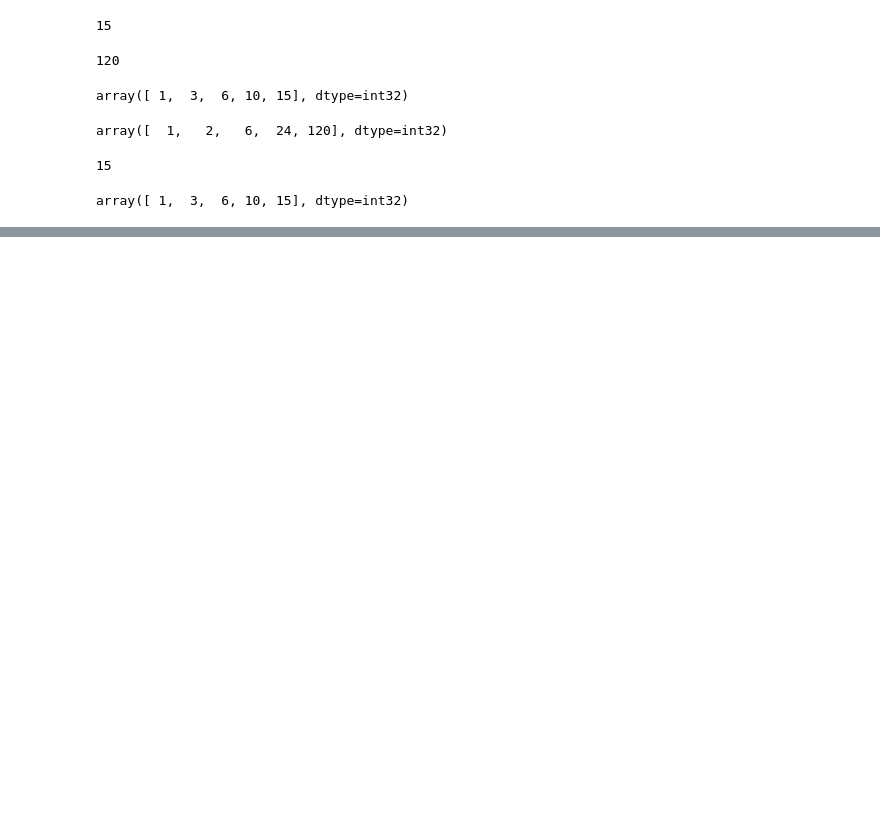
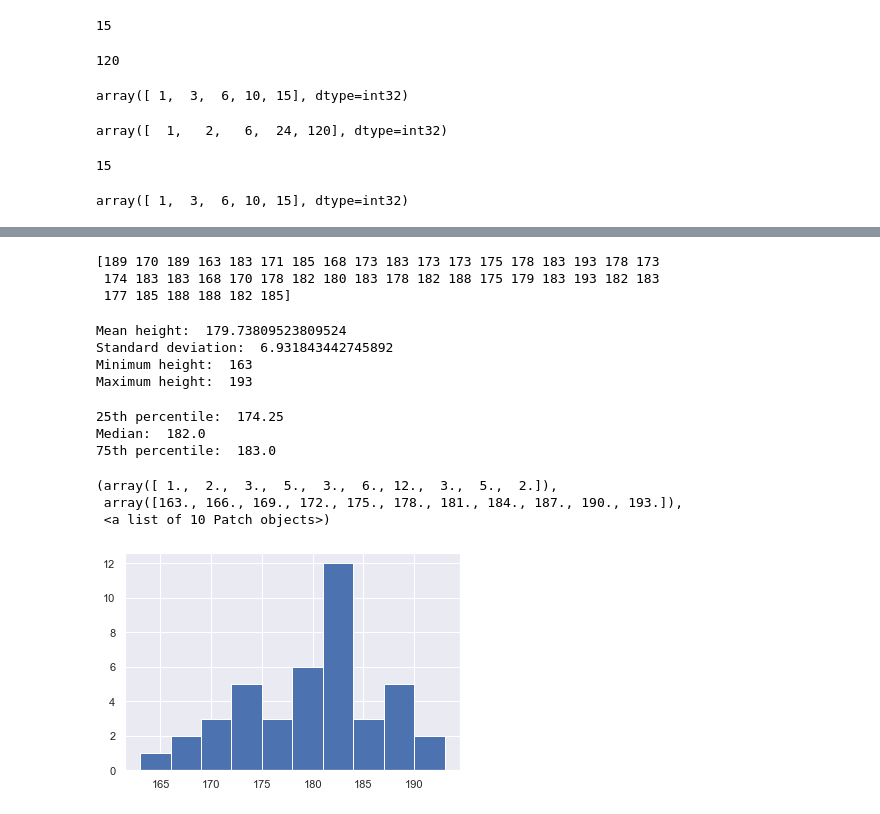
Before and after one commit to ashanuoc/learn-data-science-python, a Jupyter notebook: DataScienceWithPython.ipynb, the cells around one changed output, grey strips where cells are left out. Drawn from its saved outputs; the diff is of its cells as text; code cells hidden in the pictures; blank space fills up the shorter version.

```diff
--- a/DataScienceWithPython.ipynb
+++ b/DataScienceWithPython.ipynb
@@ -660,0 +684,28 @@ array([ 1,  3,  6, 10, 15], dtype=int32)
+# %%
+import numpy as np
+import pandas as pd
+data = pd.read_csv('data/president_heights.csv')
+heights = np.array(data['height(cm)'])
+print(heights)
+# %% [output]
+[189 170 189 163 183 171 185 168 173 183 173 173 175 178 183 193 178 173
+ 174 183 183 168 170 178 182 180 183 178 182 188 175 179 183 193 182 183
+ 177 185 188 188 182 185]
+# %%
+print("Mean height: ", heights.mean())
+print("Standard deviation: ", heights.std())
+print("Minimum height: ", heights.min())
+print("Maximum height: ", heights.max())
+# %% [output]
+Mean height:  179.73809523809524
+Standard deviation:  6.931843442745892
+Minimum height:  163
+Maximum height:  193
+# %%
+print("25th percentile: ", np.percentile(heights,25))
+print("Median: ", np.median(heights))
+print("75th percentile: ", np.percentile(heights,75))
+# %% [output]
+25th percentile:  174.25
+Median:  182.0
+75th percentile:  183.0
@@ -660,0 +716,7 @@ array([ 1,  3,  6, 10, 15], dtype=int32)
+# %%
+plt.hist(heights)
+# %% [output]
+(array([ 1.,  2.,  3.,  5.,  3.,  6., 12.,  3.,  5.,  2.]),
+ array([163., 166., 169., 172., 175., 178., 181., 184., 187., 190., 193.]),
+ <a list of 10 Patch objects>)
+[figure, added]
```
Also changed, not shown: parts of 6 cells of this notebook.
